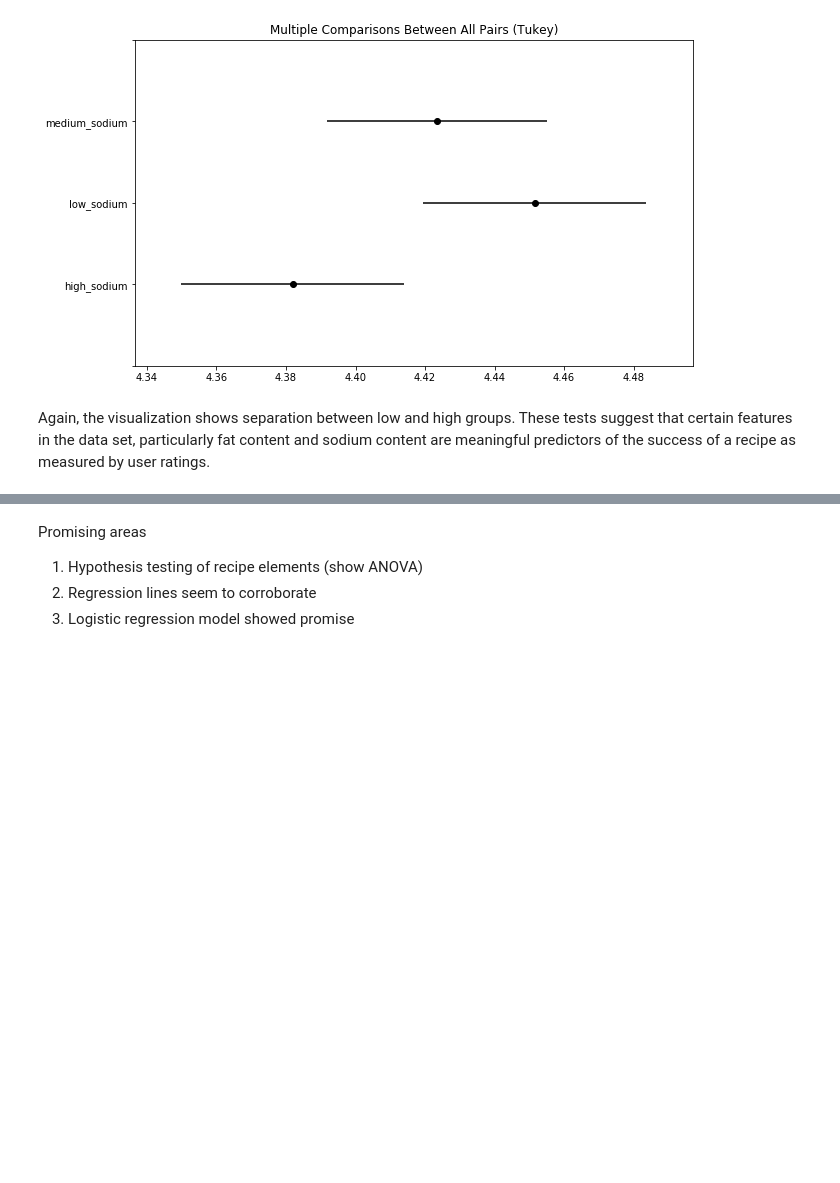
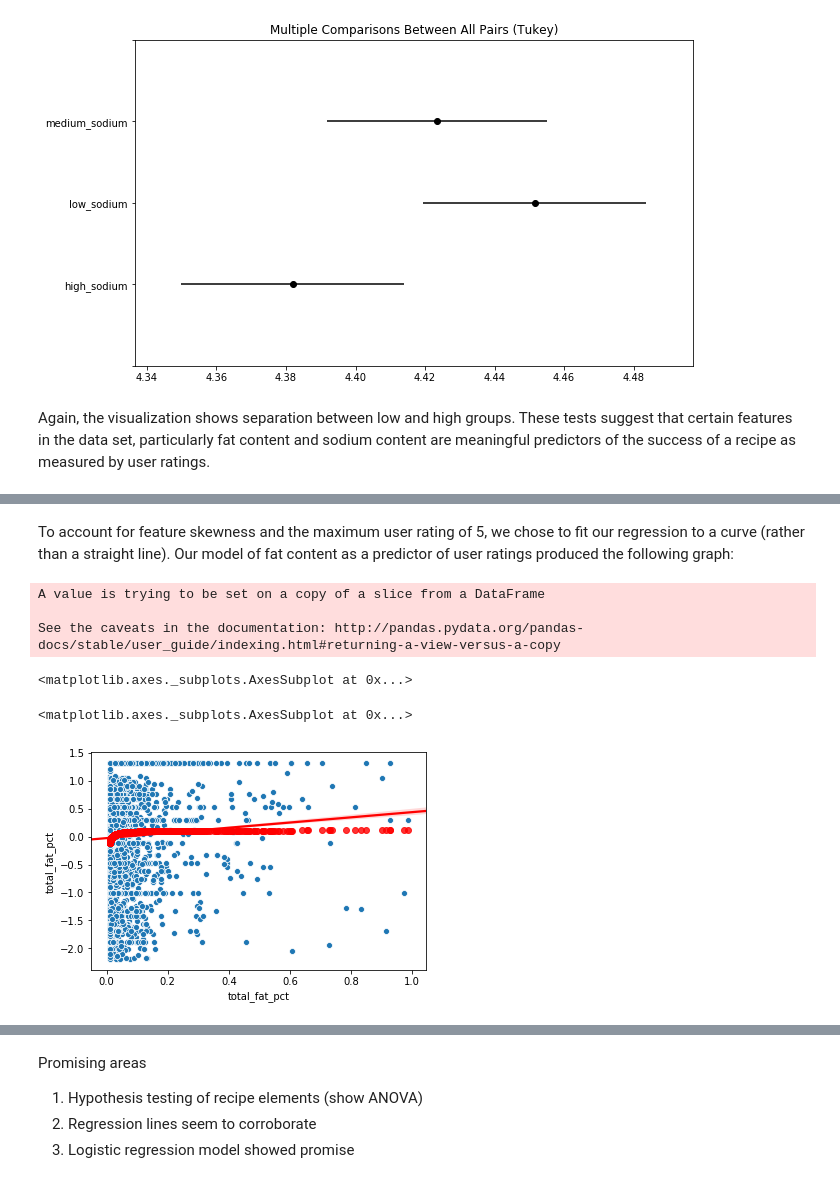
Before and after one commit to pelorenz/data-science-410, a Jupyter notebook: PeterLorenz-M03.ipynb, the cells around one changed output, grey strips where cells are left out. Cells and saved outputs as stored; diff of their text form; code cells hidden in the pictures; blank space fills up the shorter version.

Commit message:
Conclusions on regression models

```diff
--- a/PeterLorenz-M03.ipynb
+++ b/PeterLorenz-M03.ipynb
@@ -1051,0 +1054,18 @@ We expected some success then with regression models ... we produced X models ..
+# %% [markdown]
+To account for feature skewness and the maximum user rating of 5, we chose to fit our regression to a curve (rather than a straight line). Our model of fat content as a predictor of user ratings produced the following graph:
+# %%
+# Plot regression (from above)
+recipes.total_fat_pct[recipes.total_fat_pct < 0.01] = 0.01
+popt, pcov = curve_fit(model_function, recipes.total_fat_pct, recipes.mean_rating_norm, p0=[5, 0.4])
+recipes['fat_predicted_rating'] = model_function(recipes.total_fat_pct, popt[0], popt[1])
+sns.scatterplot(x='total_fat_pct', y='mean_rating_norm', data=recipes)
+sns.regplot(x='total_fat_pct',
+y=model_function(recipes.total_fat_pct, popt[0], popt[1]),
+data=recipes, color='red')
+# %% [output]
+A value is trying to be set on a copy of a slice from a DataFrame
+
+See the caveats in the documentation: http://pandas.pydata.org/pandas-docs/stable/user_guide/indexing.html#returning-a-view-versus-a-copy
+<matplotlib.axes._subplots.AxesSubplot at 0x...>
+<matplotlib.axes._subplots.AxesSubplot at 0x...>
+[figure, added]
```
Also changed, not shown: parts of 12 cells of this notebook.
